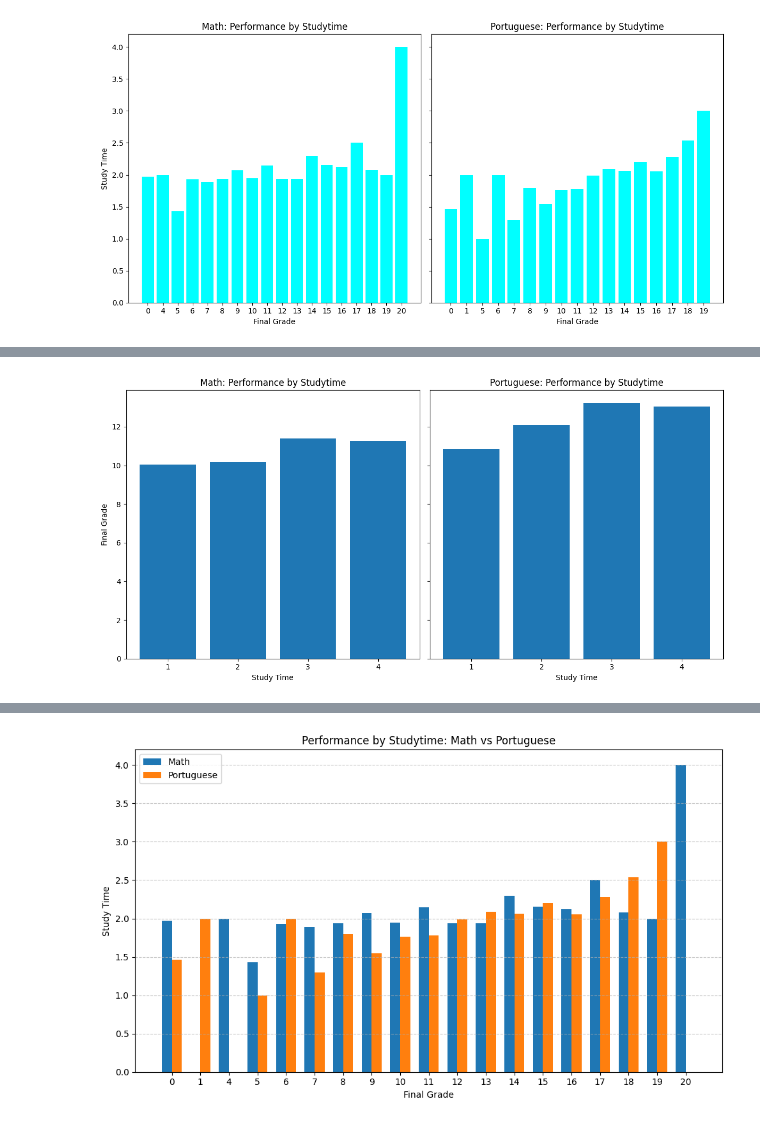
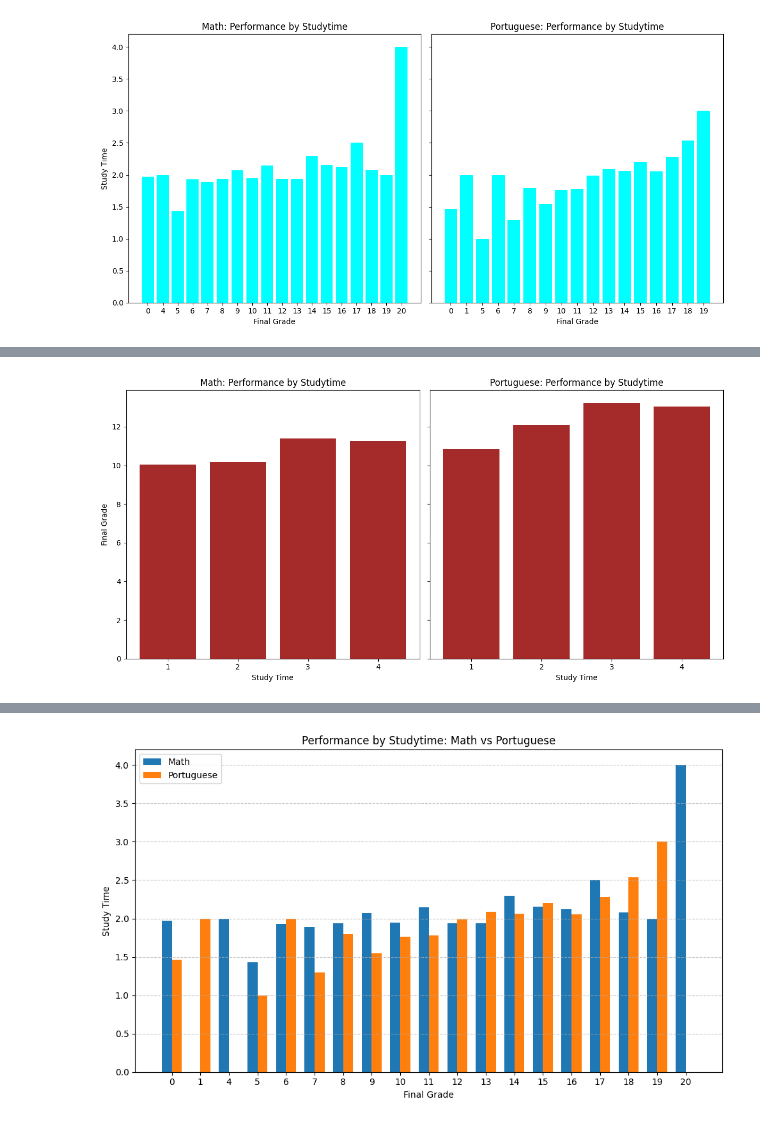
Before and after one commit to tingly-amua/Student-Performance-Analysis, a Jupyter notebook: EDA.ipynb, the cells around one changed output, grey strips where cells are left out. Cells and saved outputs as stored; diff of their text form; code cells hidden in the pictures.

```diff
--- a/EDA.ipynb
+++ b/EDA.ipynb
@@ -404,33 +413,35 @@ plt.show()
 
 # Grouped data
 studytime_math = math_df.groupby('studytime')['final_grade'].mean()
 studytime_port = port_df.groupby('studytime')['final_grade'].mean()
 
 # Create subplots: 1 row, 2 columns
 fig, axes = plt.subplots(1, 2, figsize=(12, 6), sharey=True)
 
 # Plot math_df
 axes[0].bar(
     studytime_math.index.astype(str),
-    studytime_math.to_numpy()
+    studytime_math.to_numpy(),
+    color = 'brown'
 )
 axes[0].set_xlabel('Study Time')
 axes[0].set_ylabel('Final Grade')
 axes[0].set_title('Math: Performance by Studytime')
 
 # Plot port_df
 axes[1].bar(
     studytime_port.index.astype(str),
-    studytime_port.to_numpy()
+    studytime_port.to_numpy(),
+    color = 'brown'
 )
 axes[1].set_xlabel('Study Time')
 axes[1].set_title('Portuguese: Performance by Studytime')
 
 # Adjust layout
 plt.tight_layout()
 plt.show()
 
 # final grade (numeric: from 0 to 20, output target)
 # studytime - weekly study time (numeric: 1 - <2 hours, 2 - 2 to 5 hours, 3 - 5 to 10 hours, or 4 - >10 hours)
 # %% [output]
-[figure, old version]
+[figure, new version]
```
Also changed, not shown: parts of 6 cells of this notebook.
